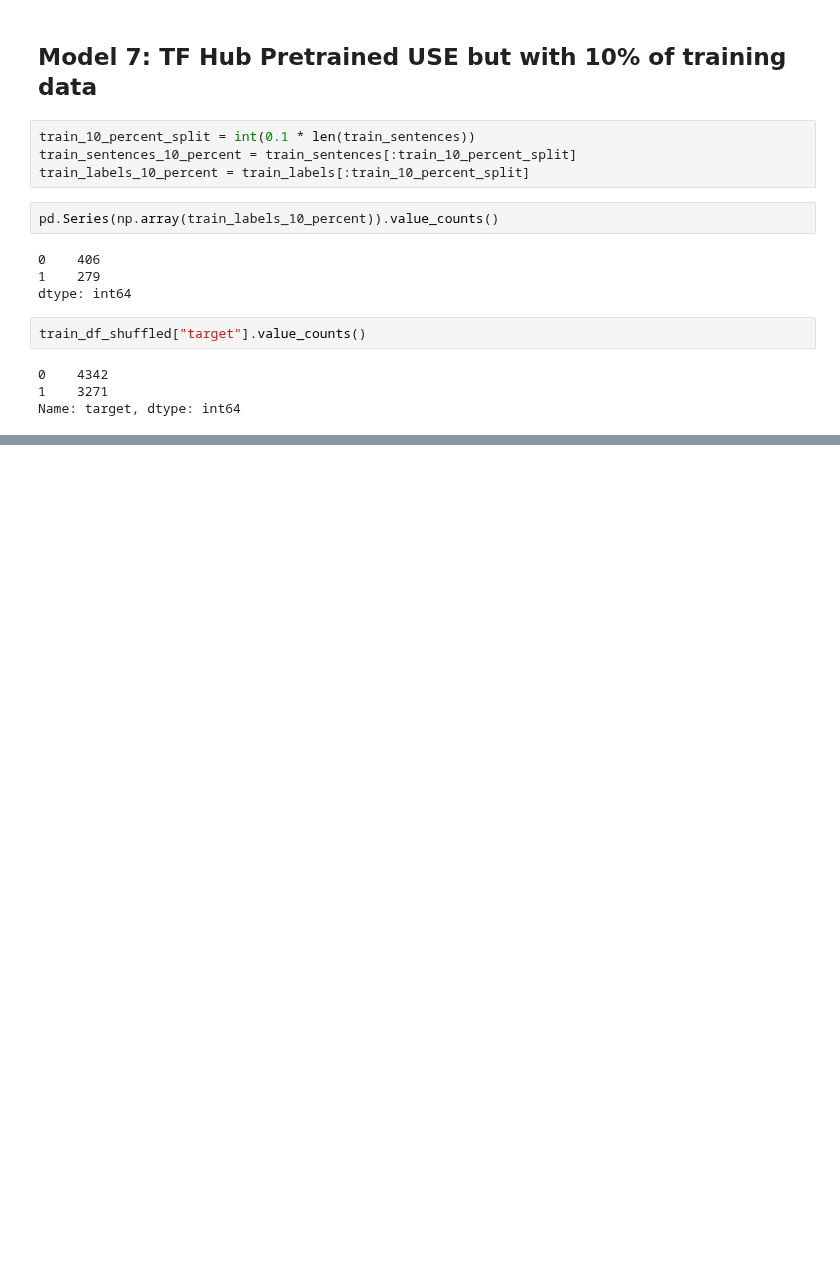
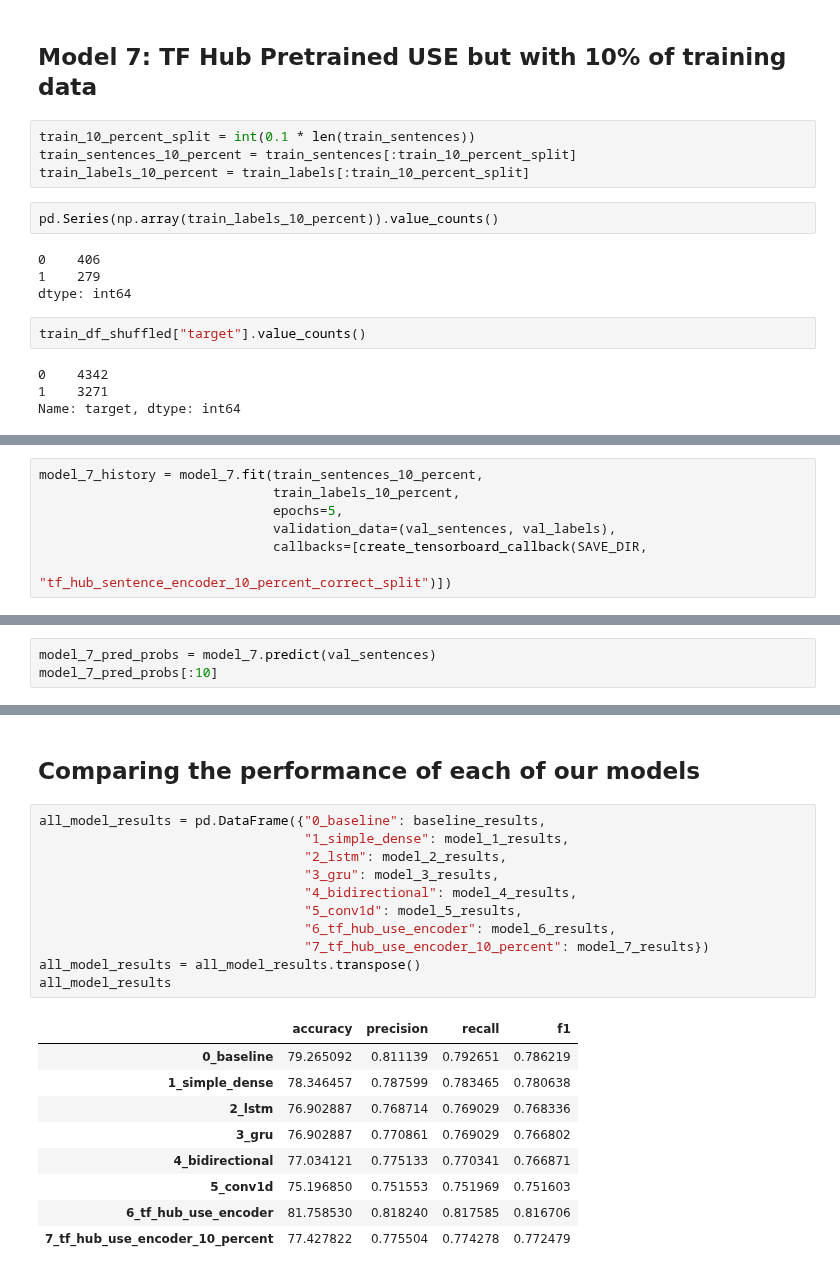
Before and after one commit to sakshamkumar1/tensorflow-notebooks, a Jupyter notebook: 08_introduction_to_nlp_in_tensorflow.ipynb, the cells around one changed output, grey strips where cells are left out. Cells and saved outputs as stored; diff of their text form; blank space fills up the shorter version.

```diff
--- a/08_introduction_to_nlp_in_tensorflow.ipynb
+++ b/08_introduction_to_nlp_in_tensorflow.ipynb
@@ -890,0 +949,7 @@ Name: target, dtype: int64
+# %%
+model_7_history = model_7.fit(train_sentences_10_percent,
+                              train_labels_10_percent,
+                              epochs=5,
+                              validation_data=(val_sentences, val_labels),
+                              callbacks=[create_tensorboard_callback(SAVE_DIR,
+                                                                     "tf_hub_sentence_encoder_10_percent_correct_split")])
@@ -890,0 +968,3 @@ Name: target, dtype: int64
+# %%
+model_7_pred_probs = model_7.predict(val_sentences)
+model_7_pred_probs[:10]
@@ -890,0 +997,23 @@ Name: target, dtype: int64
+# %% [markdown]
+## Comparing the performance of each of our models
+# %%
+all_model_results = pd.DataFrame({"0_baseline": baseline_results,
+                                  "1_simple_dense": model_1_results,
+                                  "2_lstm": model_2_results,
+                                  "3_gru": model_3_results,
+                                  "4_bidirectional": model_4_results,
+                                  "5_conv1d": model_5_results,
+                                  "6_tf_hub_use_encoder": model_6_results,
+                                  "7_tf_hub_use_encoder_10_percent": model_7_results})
+all_model_results = all_model_results.transpose()
+all_model_results
+# %% [output]
+|  | accuracy | precision | recall | f1 |
+| 0_baseline | 79.265092 | 0.811139 | 0.792651 | 0.786219 |
+| 1_simple_dense | 78.346457 | 0.787599 | 0.783465 | 0.780638 |
+| 2_lstm | 76.902887 | 0.768714 | 0.769029 | 0.768336 |
+| 3_gru | 76.902887 | 0.770861 | 0.769029 | 0.766802 |
+| 4_bidirectional | 77.034121 | 0.775133 | 0.770341 | 0.766871 |
+| 5_conv1d | 75.196850 | 0.751553 | 0.751969 | 0.751603 |
+| 6_tf_hub_use_encoder | 81.758530 | 0.818240 | 0.817585 | 0.816706 |
+| 7_tf_hub_use_encoder_10_percent | 77.427822 | 0.775504 | 0.774278 | 0.772479 |
```
Also changed, not shown: parts of 40 cells of this notebook.
